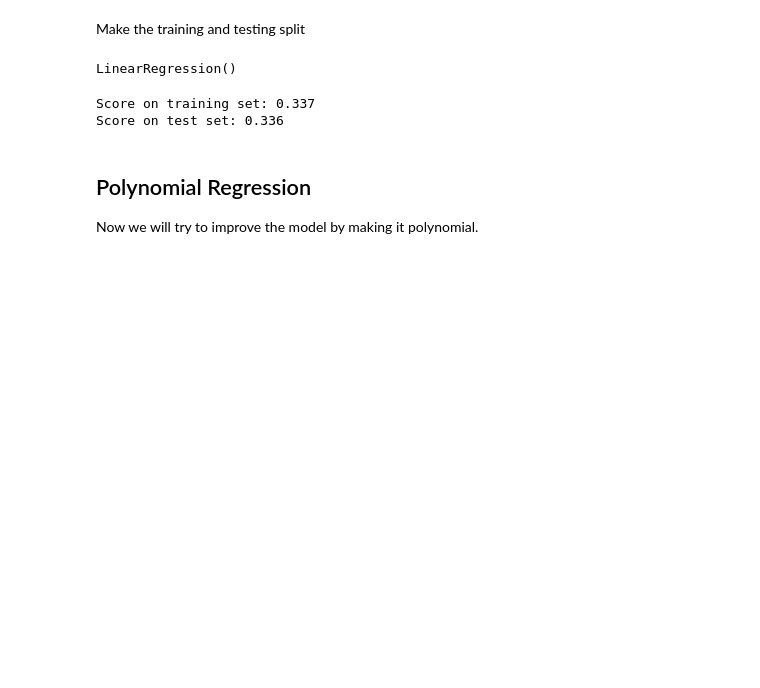
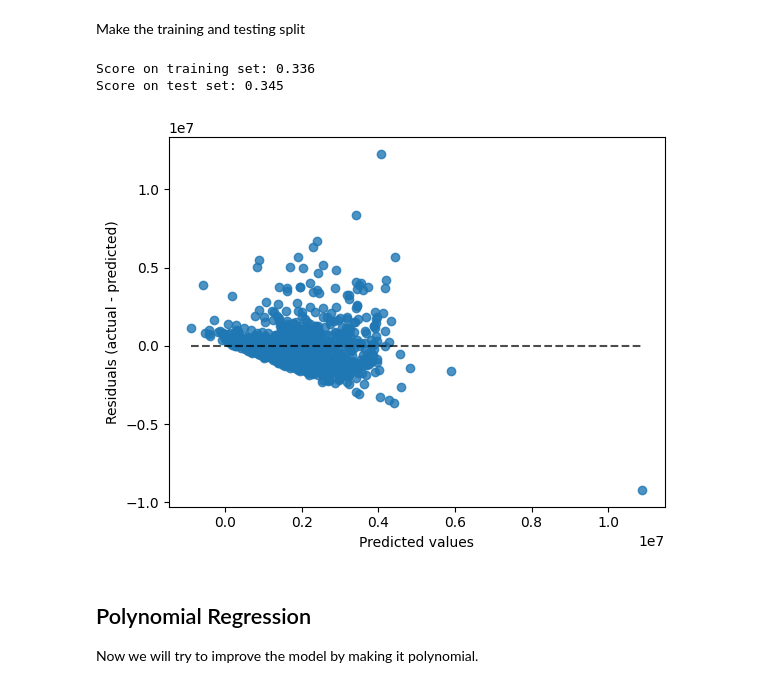
Before and after one commit to BPMRohde/AML, a Jupyter notebook: housing_price_test_model.ipynb, the cells around one changed output. Cells and saved outputs as stored; diff of their text form; code cells hidden in the pictures; blank space fills up the shorter version.

Commit message:
Feature importance attempt, plots made

```diff
--- a/housing_price_test_model.ipynb
+++ b/housing_price_test_model.ipynb
@@ -69,16 +94,18 @@ X_train, X_test, y_train, y_test = train_test_split(X, y, random_state=42)
 # %%
 # Create and fit the model
 simple_model = LinearRegression()
-simple_model.fit(X_train, y_train)
+lr_y_predict = simple_model.fit(X_train, y_train).predict(X_test)
-# %% [output]
-LinearRegression()
 # %%
 #Evaluate the model
 print("Score on training set: {:.3f}".format(simple_model.score(X_train, y_train)))
 print("Score on test set: {:.3f}".format(simple_model.score(X_test, y_test)))
 # %% [output]
-Score on training set: 0.337
-Score on test set: 0.336
+Score on training set: 0.336
+Score on test set: 0.345
+# %%
+display = PredictionErrorDisplay.from_predictions(y_test, lr_y_predict)
+# %% [output]
+[figure, added]
 # %% [markdown]
 ## Polynomial Regression
 Now we will try to improve the model by making it polynomial.
```
Also changed, not shown: parts of 13 cells of this notebook, 4 other files.
